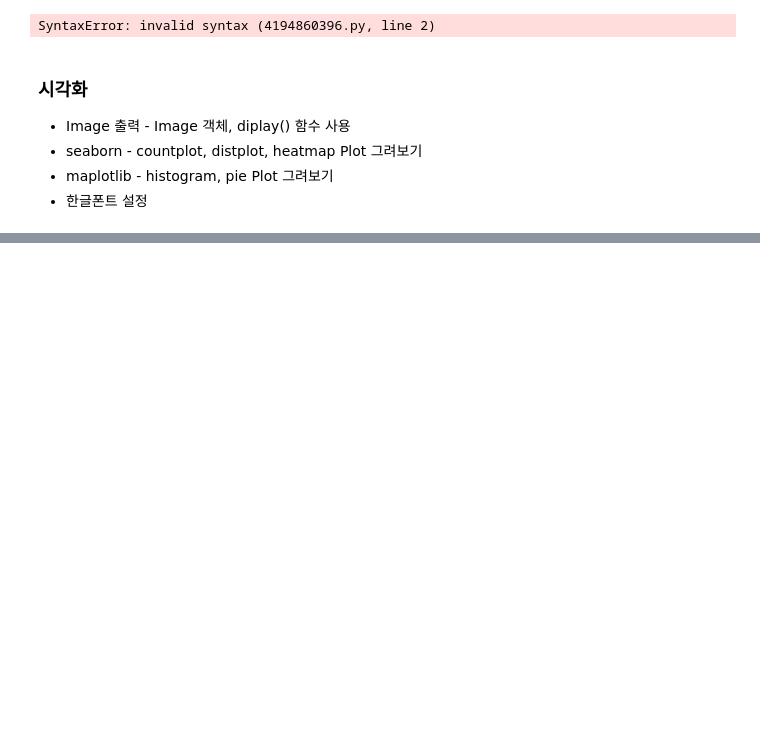
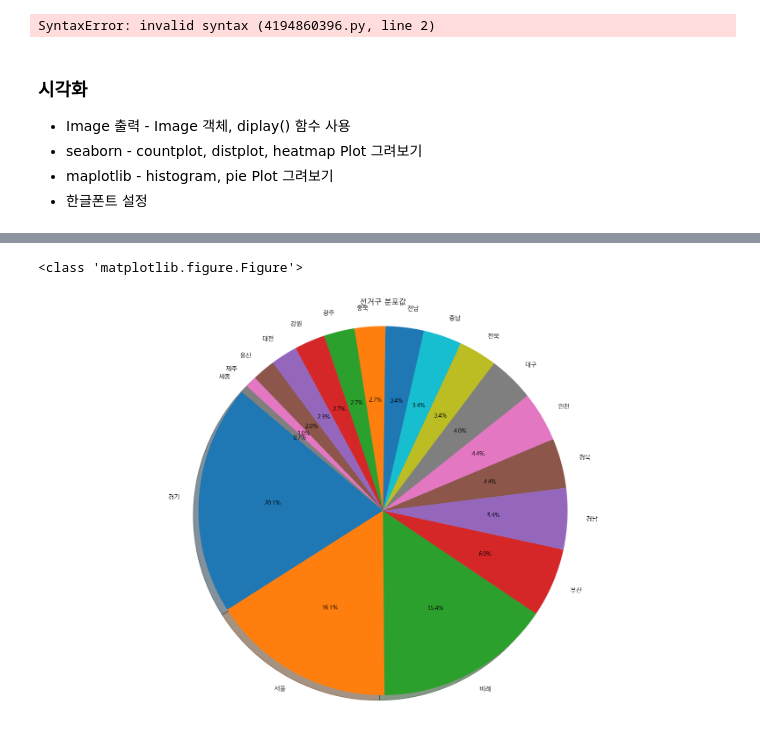
Before and after one commit to SK-Shieldus-Rookies-4/SK-Shieldus-Rookies_Study, a Jupyter notebook: study/Data_Analysis/Python_WebScraping_Analysis/05.국회의원현황_New2025.ipynb, the cells around one changed output, grey strips where cells are left out. Cells and saved outputs as stored; diff of their text form; code cells hidden in the pictures; blank space fills up the shorter version.

```diff
--- a/study/Data_Analysis/Python_WebScraping_Analysis/05.국회의원현황_New2025.ipynb
+++ b/study/Data_Analysis/Python_WebScraping_Analysis/05.국회의원현황_New2025.ipynb
@@ -363,0 +403,4 @@ SyntaxError: invalid syntax (4194860396.py, line 2)
+# %%
+cdf = member_df['선거구2'].value_counts(normalize=True) # 변수로 받는 이유는 plot으로 만들 때 사용하기 위해
+print(cdf.index)
+cdf
@@ -363,0 +431,13 @@ SyntaxError: invalid syntax (4194860396.py, line 2)
+# %%
+# figure size 설정
+figure = plt.figure(figsize=(20,12))
+print(type(figure))
+# pie() 함수 - pie plot을 그려주는 함수
+plt.pie(cdf, labels=cdf.index, autopct='%1.1f%%', startangle=140, shadow=True)
+# pie plot을 그릴 때 원의 형태를 유지하도록 하는 설정
+plt.axis('equal')
+plt.title('선거구 분포값')
+plt.show() #figure 객체 생성
+# %% [output]
+<class 'matplotlib.figure.Figure'>
+[figure, added]
```
Also changed, not shown: parts of 9 cells of this notebook.
